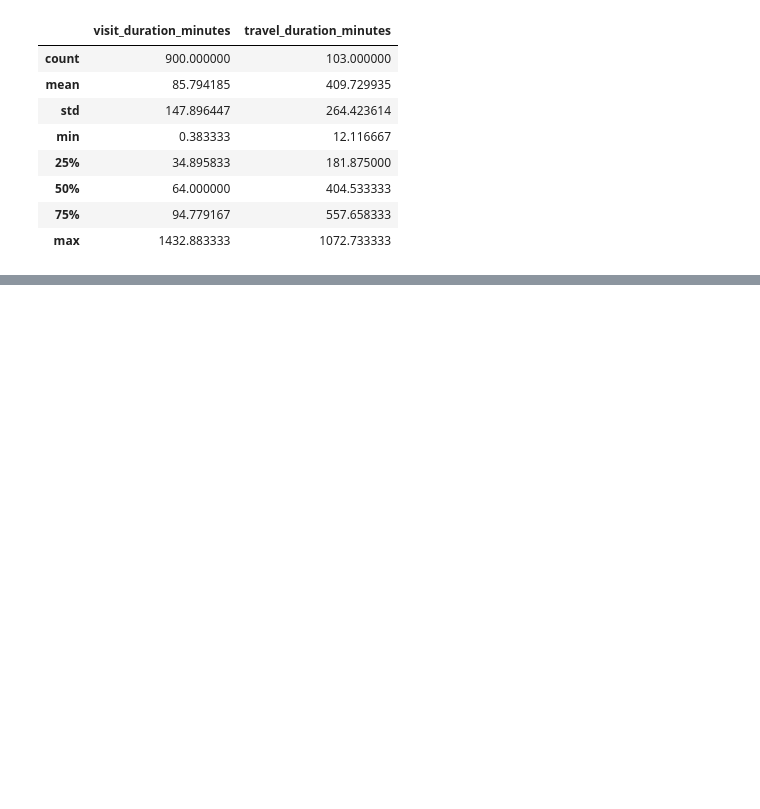
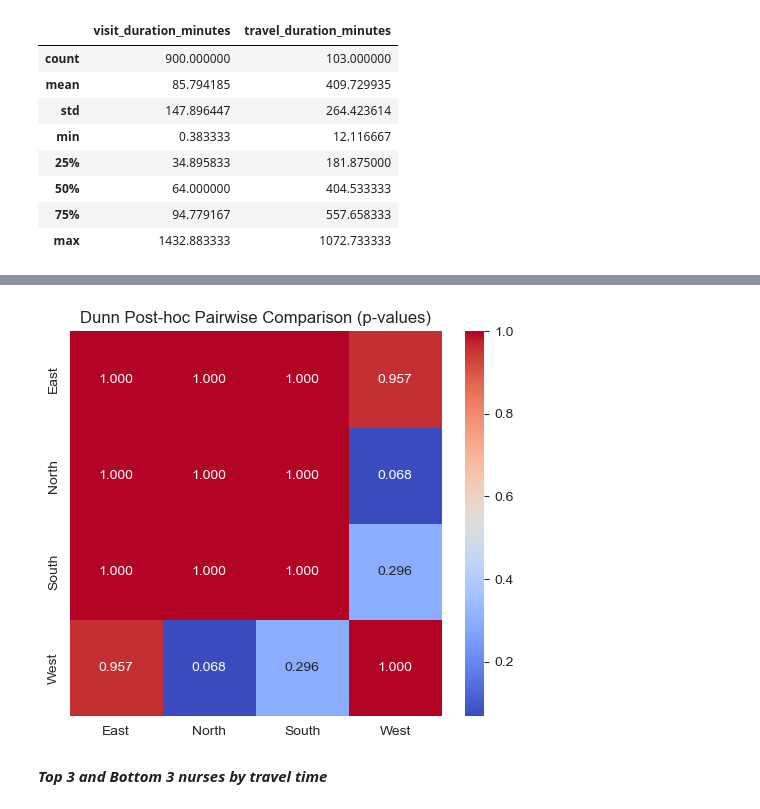
Before and after one commit to 67KaylaDo/littlesteps-visit-analysis, a Jupyter notebook: notebooks/littlesteps_analysis.ipynb, the cells around one changed output, grey strips where cells are left out. Saved outputs shown, nothing was run; the diff lists cells and outputs as text; code cells hidden in the pictures; blank space fills up the shorter version.

```diff
--- a/notebooks/littlesteps_analysis.ipynb
+++ b/notebooks/littlesteps_analysis.ipynb
@@ -235,7 +234,8 @@ service_type_corrections = {
     "Pyhcisal Therapy": "Physical Therapy",
     "Medicatn Adminstratino": "Medication Administration",
     "Wound Cae": "Wound Care",
-    "General Chek-Up": "General Check-Up"
+    "General Chek-Up": "General Check-up",
+    "General Check-U": "General Check-up"
 }
 
 location_corrections = {
@@ -816,0 +954,12 @@ df_clean[["visit_duration_minutes", "travel_duration_minutes"]].describe()
+# %%
+import scikit_posthocs as sp
+
+# Dunn's post-hoc test with Bonferroni correction
+dunn_results = sp.posthoc_dunn(
+    df_clean,
+    val_col="visit_duration_minutes",
+    group_col="visit_location",
+    p_adjust="bonferroni"
+)
+
+dunn_results
@@ -816,0 +988,9 @@ df_clean[["visit_duration_minutes", "travel_duration_minutes"]].describe()
+# %%
+plt.figure(figsize=(6,5))
+sns.heatmap(dunn_results, annot=True, cmap="coolwarm", fmt=".3f")
+plt.title("Dunn Post-hoc Pairwise Comparison (p-values)")
+plt.show()
+# %% [output]
+[figure, added]
+# %% [markdown]
+***Top 3 and Bottom 3 nurses by travel time***
```
Also changed, not shown: parts of 38 cells of this notebook.
